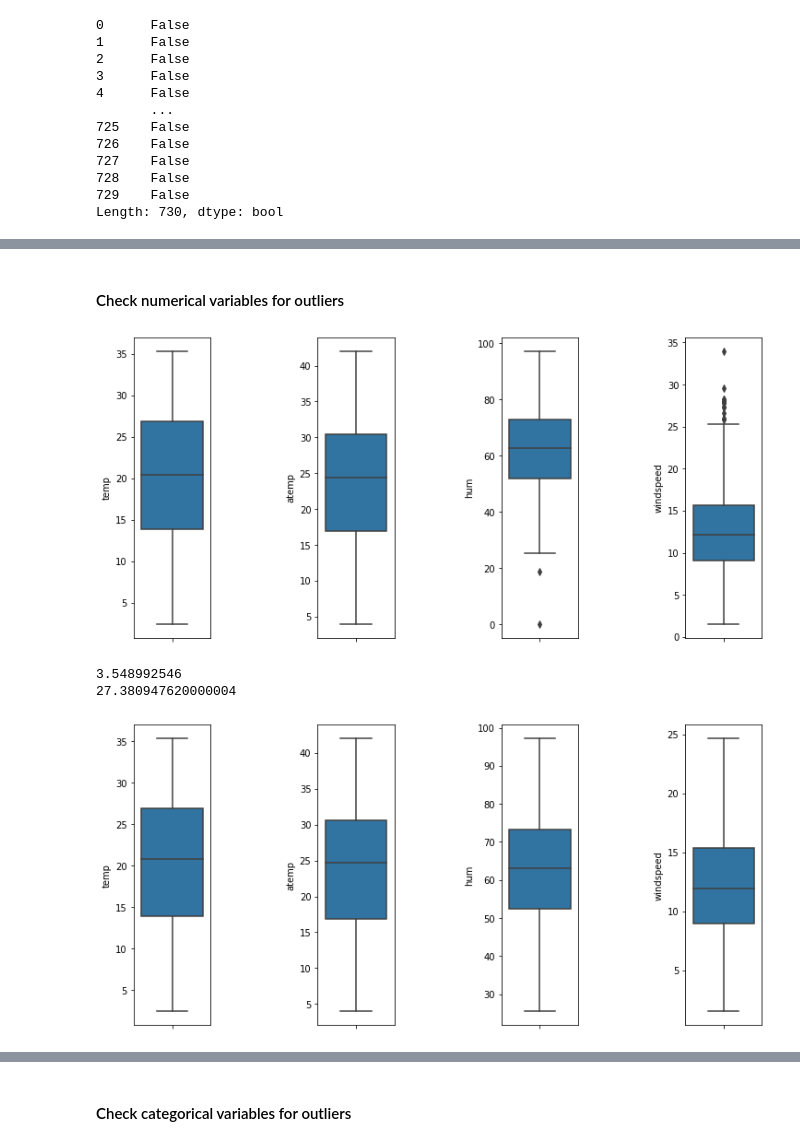
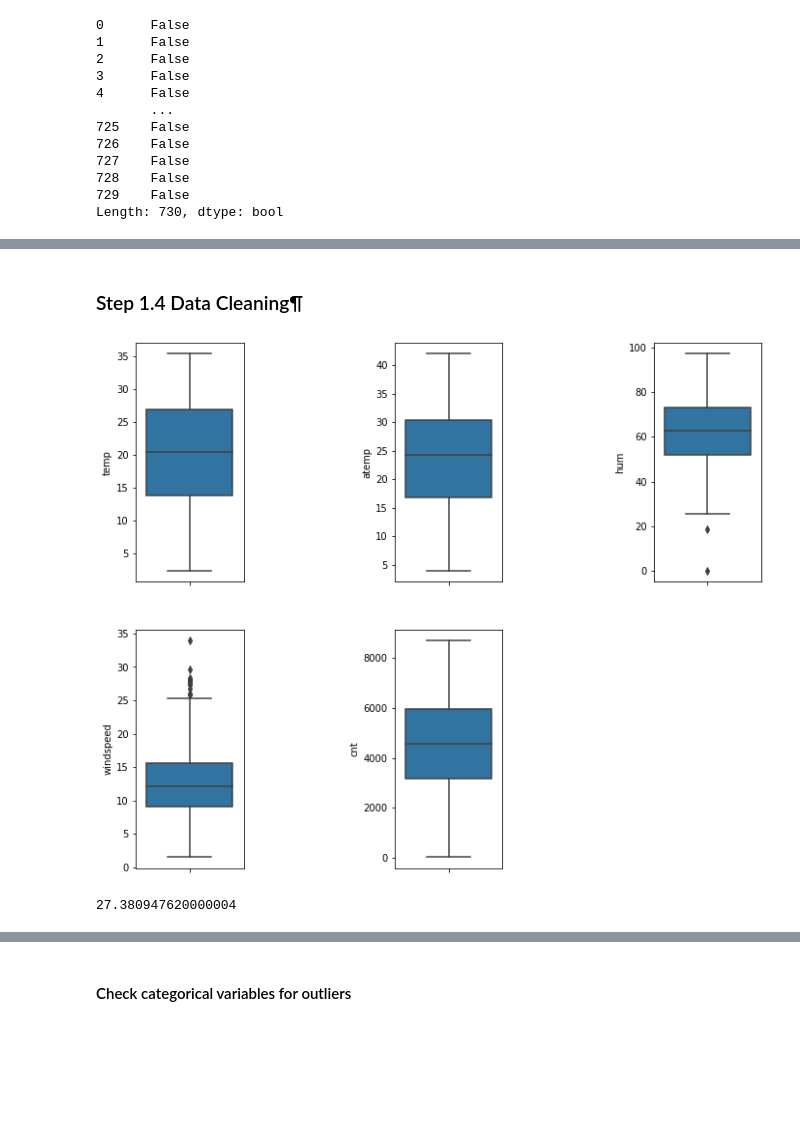
Before and after one commit to m-sukumar/BikeSharingAssignment, a Jupyter notebook: BikeSharing_Assignment.ipynb, the cells around one changed output, grey strips where cells are left out. Drawn from its saved outputs; the diff is of its cells as text; code cells hidden in the pictures; blank space fills up the shorter version.

```diff
--- a/BikeSharing_Assignment.ipynb
+++ b/BikeSharing_Assignment.ipynb
@@ -70,0 +88,3 @@ Length: 730, dtype: bool
+# %%
+bikes.drop(['instant','dteday','casual','registered'],axis=1,inplace=True)
+bikes.head()
@@ -106,22 +153,21 @@ bikes.describe()
 # %%
 cat_vars=['season','yr','mnth','holiday','weekday','workingday','weathersit']
-num_vars=['temp','atemp','hum','windspeed']
+num_vars=['temp','atemp','hum','windspeed','cnt']
-# %% [markdown]
-#### Check numerical variables for outliers
+# %% [markdown]
+### Step 1.4 Data Cleaning¶
 # %%
-plt.figure(figsize=(14,6))
+plt.figure(figsize=(14,10))
 i=1
 for var in num_vars:
-    plt.subplot(1,8,i)
+    plt.subplot(2,6,i)
     sns.boxplot(y=bikes[var])
     i=i+2
 plt.show()
 # %% [output]
-[figure, old version]
+[figure, new version]
 # %%
-print(bikes['windspeed'].quantile(0.01))
+
 print(bikes['windspeed'].quantile(0.99))
 # %% [output]
-3.548992546
 27.380947620000004
 # %%
@@ -131,10 +174,0 @@ bikes_filtered=bikes_filtered[(bikes_filtered['hum']!=0)]
-# %%
-plt.figure(figsize=(14,6))
-i=1
-for var in num_vars:
-    plt.subplot(1,8,i)
-    sns.boxplot(y=bikes_filtered[var])
-    i=i+2
-plt.show()
-# %% [output]
-[figure, removed]
```
Also changed, not shown: parts of 133 cells of this notebook.
